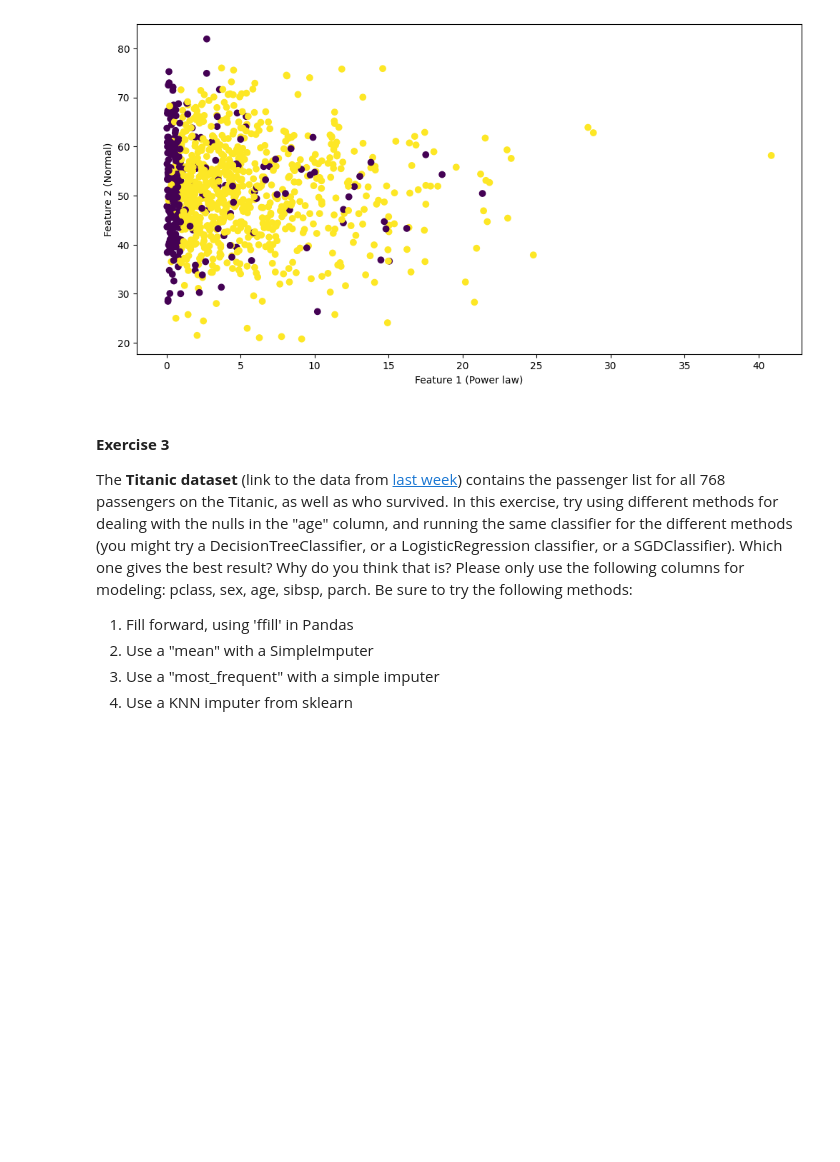
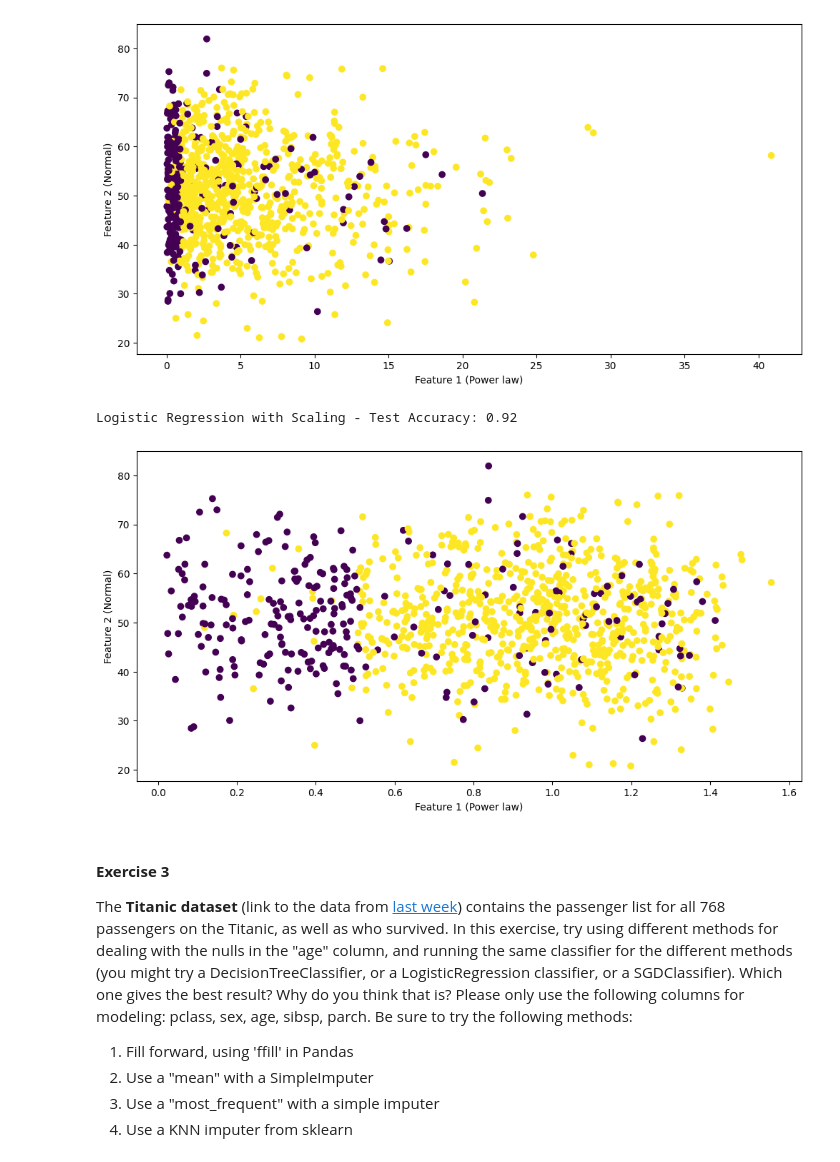
Before and after one commit to SU-IST407-SP25/student-lecture-materials-elizane7, a Jupyter notebook: 10-week10/exercise/sample_data_with_outliers/lab-exercises.ipynb, the cells around one changed output. Saved outputs shown, nothing was run; the diff lists cells and outputs as text; code cells hidden in the pictures; blank space fills up the shorter version.

```diff
--- a/10-week10/exercise/sample_data_with_outliers/lab-exercises.ipynb
+++ b/10-week10/exercise/sample_data_with_outliers/lab-exercises.ipynb
@@ -142,6 +142,54 @@ plt.show()
 # %% [output]
 Logistic Regression without Scaling - Test Accuracy: 0.72
 [figure]
+# %%
+#applying a Log Transform
+
+# Set random seed for reproducibility
+np.random.seed(42)
+
+# Create synthetic dataset
+n_samples = 1000
+
+# Feature 1: Power law (exponential) distribution
+X1 = np.random.exponential(scale=5, size=n_samples)
+
+# Feature 2: Normal distribution
+X2 = np.random.normal(loc=50, scale=10, size=n_samples)
+
+# Create labels: simple linear relation to X1 and X2
+y = np.array([1 if x1 + 0.001 * x2 > 1 else 0 for x1, x2 in zip(X1, X2)])
+flip_indices = np.random.choice(n_samples, size=int(0.1 * n_samples), replace=False)
+y[flip_indices] = 1 - y[flip_indices]
+
+
+
+# Combine features into single data array
+X = np.column_stack((X1, X2))
+
+#apply log scale to first column
+X[:,0] = np.log1p(X[:,0])
+
+X_scaled = X.copy()
+X_scaled[:,0] = np.log1p(X_scaled[:,0])
+
+# Split the dataset
+X_train, X_test, y_train, y_test = train_test_split(X, y, test_size=0.2, random_state=42)
+
+# Logistic Regression with scaling
+lr = LogisticRegression(max_iter=1000)
+lr.fit(X_train, y_train)
+print(f"Logistic Regression with Scaling - Test Accuracy: {lr.score(X_test, y_test):.2f}")
+
+# Plot original features
+plt.figure(figsize=(12, 6))
+plt.scatter(X_scaled[:, 0], X[:, 1], c=y, cmap='viridis')
+plt.xlabel('Feature 1 (Power law)')
+plt.ylabel('Feature 2 (Normal)')
+plt.show()
+# %% [output]
+Logistic Regression with Scaling - Test Accuracy: 0.92
+[figure, added]
 # %% [markdown]
 #### **Exercise 3**
 
```
